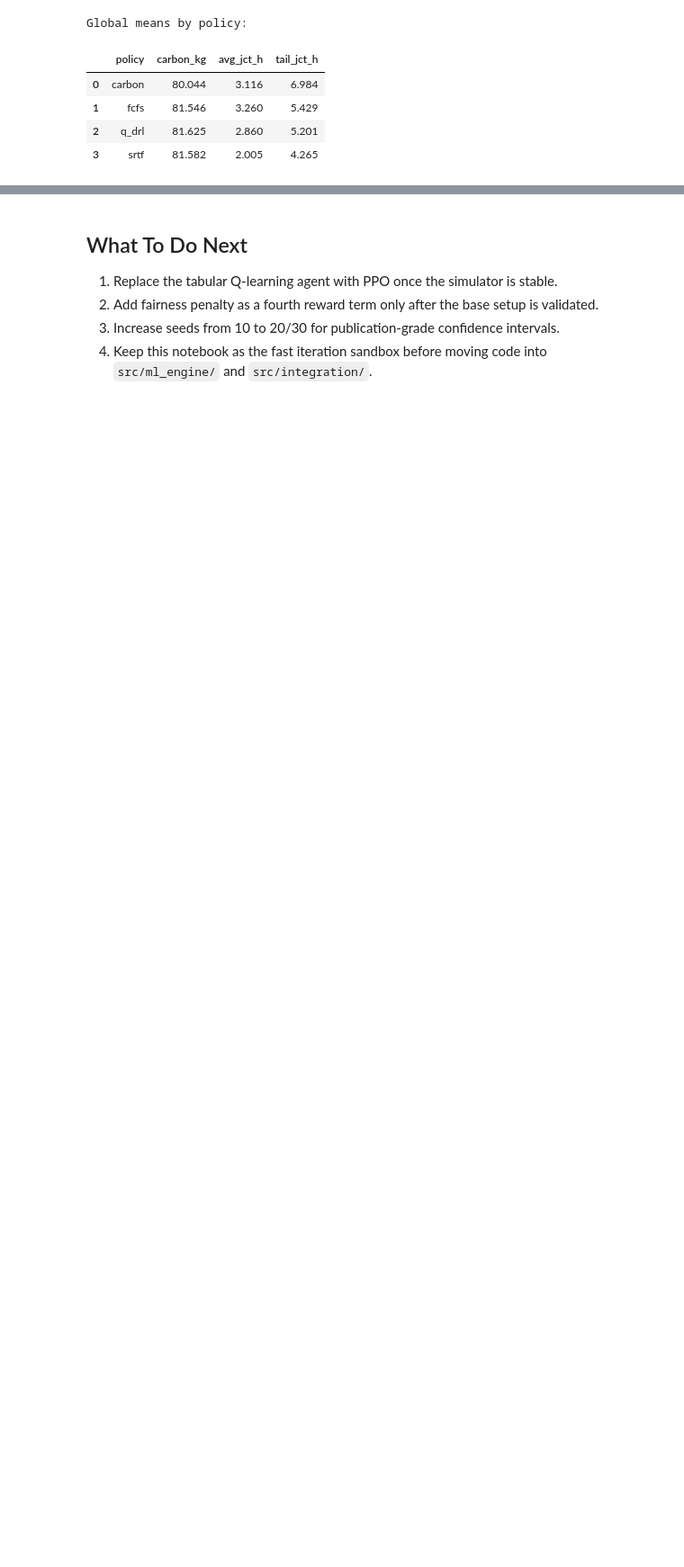
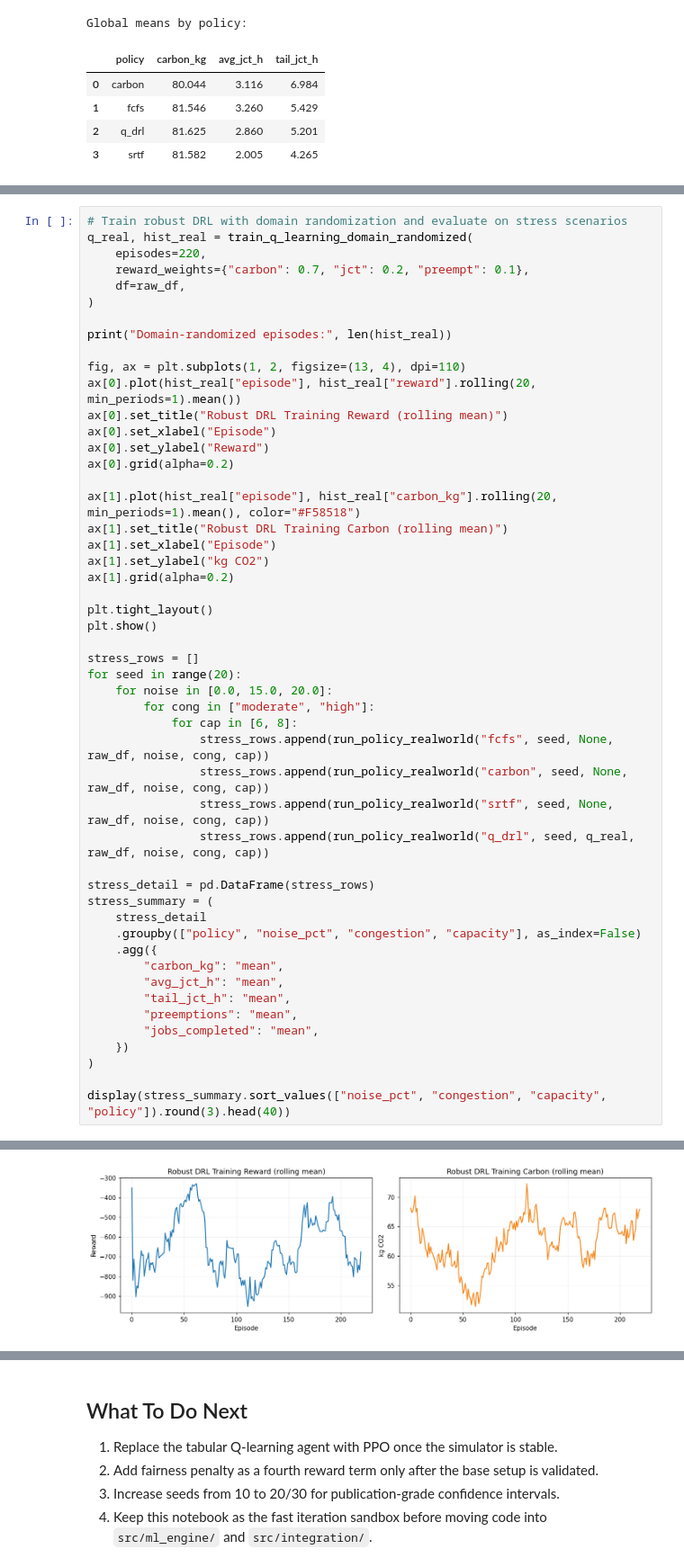
Before and after one commit to Khush-33/Eco-Cloud, a Jupyter notebook: notebooks/initial_drl_experiments.ipynb, the cells around one changed output, grey strips where cells are left out. Shown at 90% size. Cells and saved outputs as stored; diff of their text form; blank space fills up the shorter version.

```diff
--- a/notebooks/initial_drl_experiments.ipynb
+++ b/notebooks/initial_drl_experiments.ipynb
@@ -477,0 +1075,51 @@ So this is a good **first success**, not the final best model yet.
+# %%
+# Train robust DRL with domain randomization and evaluate on stress scenarios
+q_real, hist_real = train_q_learning_domain_randomized(
+    episodes=220,
+    reward_weights={"carbon": 0.7, "jct": 0.2, "preempt": 0.1},
+    df=raw_df,
+)
+
+print("Domain-randomized episodes:", len(hist_real))
+
+fig, ax = plt.subplots(1, 2, figsize=(13, 4), dpi=110)
+ax[0].plot(hist_real["episode"], hist_real["reward"].rolling(20, min_periods=1).mean())
+ax[0].set_title("Robust DRL Training Reward (rolling mean)")
+ax[0].set_xlabel("Episode")
+ax[0].set_ylabel("Reward")
+ax[0].grid(alpha=0.2)
+
+ax[1].plot(hist_real["episode"], hist_real["carbon_kg"].rolling(20, min_periods=1).mean(), color="#F58518")
+ax[1].set_title("Robust DRL Training Carbon (rolling mean)")
+ax[1].set_xlabel("Episode")
+ax[1].set_ylabel("kg CO2")
+ax[1].grid(alpha=0.2)
+
+plt.tight_layout()
+plt.show()
+
+stress_rows = []
+for seed in range(20):
+    for noise in [0.0, 15.0, 20.0]:
+        for cong in ["moderate", "high"]:
+            for cap in [6, 8]:
+                stress_rows.append(run_policy_realworld("fcfs", seed, None, raw_df, noise, cong, cap))
+                stress_rows.append(run_policy_realworld("carbon", seed, None, raw_df, noise, cong, cap))
+                stress_rows.append(run_policy_realworld("srtf", seed, None, raw_df, noise, cong, cap))
+                stress_rows.append(run_policy_realworld("q_drl", seed, q_real, raw_df, noise, cong, cap))
+
+stress_detail = pd.DataFrame(stress_rows)
+stress_summary = (
+    stress_detail
+    .groupby(["policy", "noise_pct", "congestion", "capacity"], as_index=False)
+    .agg({
+        "carbon_kg": "mean",
+        "avg_jct_h": "mean",
+        "tail_jct_h": "mean",
+        "preemptions": "mean",
+        "jobs_completed": "mean",
+    })
+)
+
+display(stress_summary.sort_values(["noise_pct", "congestion", "capacity", "policy"]).round(3).head(40))
+# %% [output]
@@ -477,0 +1127 @@ So this is a good **first success**, not the final best model yet.
+[figure, added]
```
Also changed, not shown: parts of 28 cells of this notebook, 13 other files.
